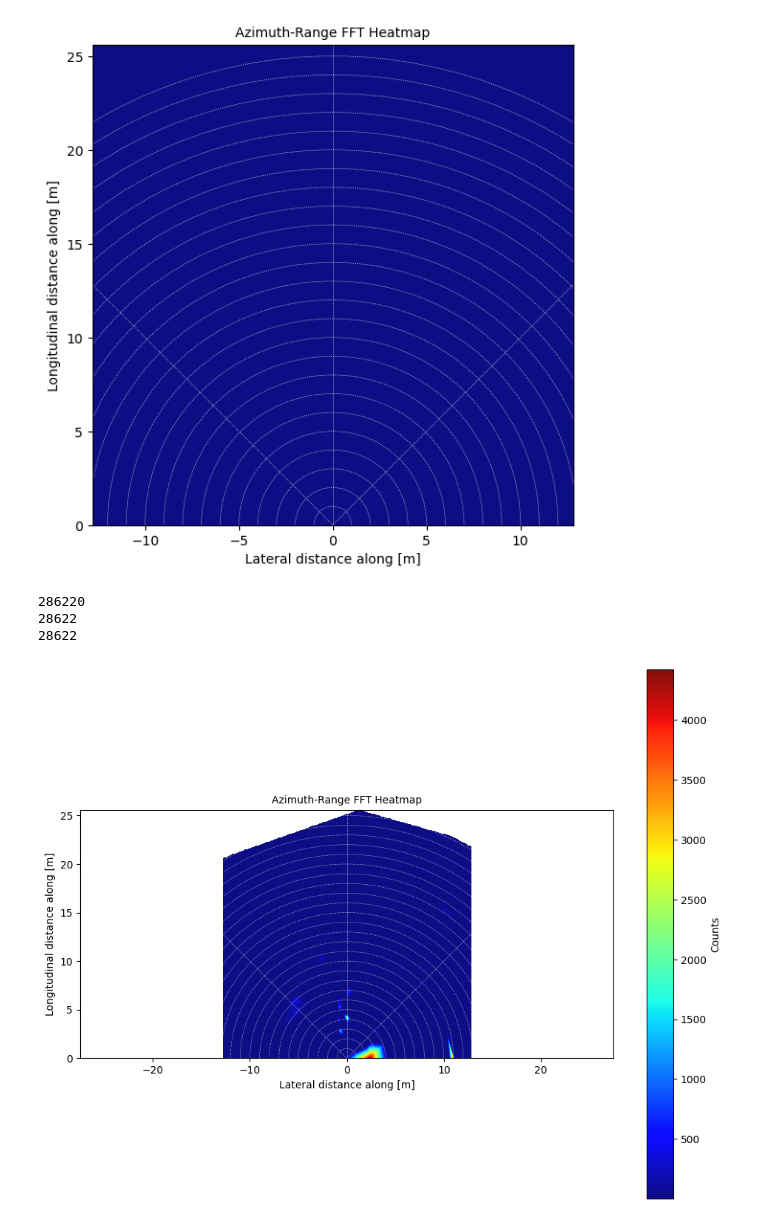
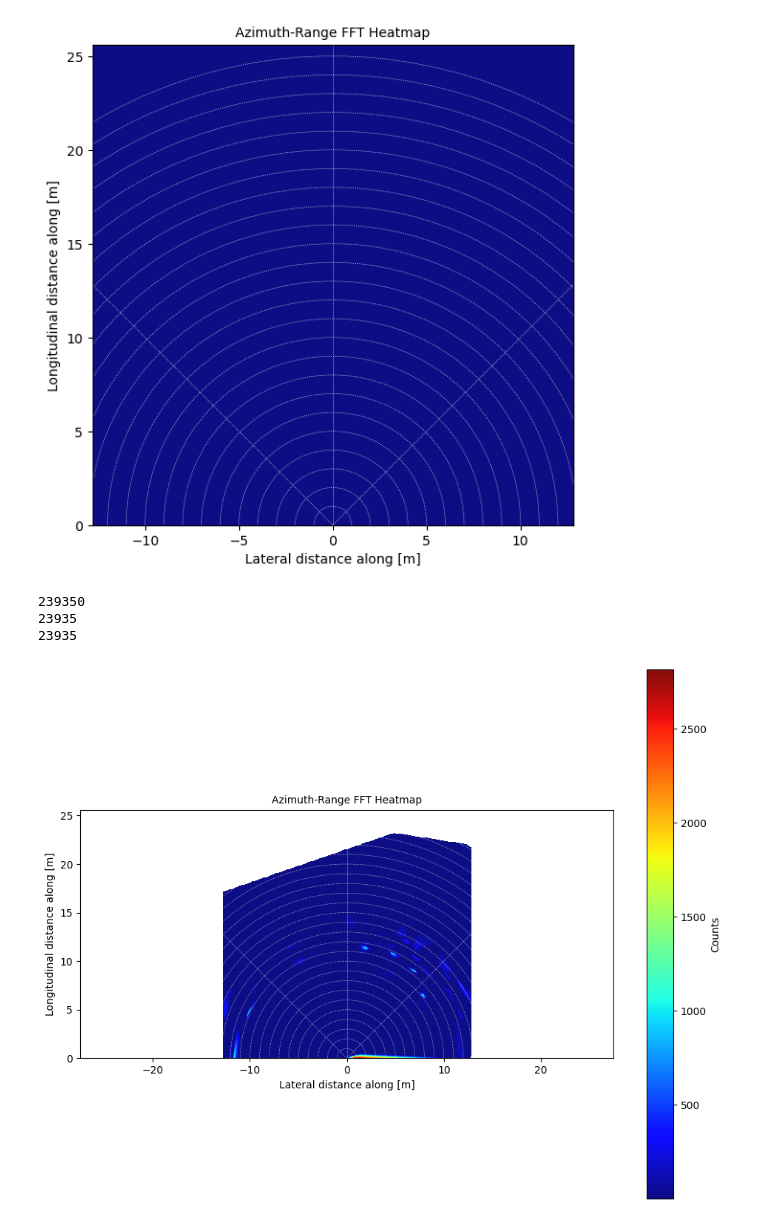
Before and after one commit to FLW-TUDO/py_mmwave_dev, a Jupyter notebook: py_mmwave_plot/PtCloud_dataprocessing.ipynb, the cells around one changed output. Cells and saved outputs as stored; diff of their text form; code cells hidden in the pictures.

```diff
--- a/py_mmwave_plot/PtCloud_dataprocessing.ipynb
+++ b/py_mmwave_plot/PtCloud_dataprocessing.ipynb
@@ -4,13 +4,13 @@ import pandas as pd
 import re
 
 #File paths
-input_file = 'C:\\Users\\rohit\\Desktop\\HiWi\Work\\Radar Sensor Project\\py_mmwave_dev\\py_mmwave_read\\log\\vis_node_x_mmwave_sensor_20240722_132643.txt'
+input_file = 'C:\\Users\\rohit\\Desktop\\HiWi\Work\\Radar Sensor Project\\py_mmwave_dev\\py_mmwave_plot\\vis_node_x_mmwave_sensor_20240723_163759.txt'
 
 match = re.search(r'sensor_(\d{8}_\d{6})', input_file)
 if match:
     timestamp_part = match.group(1)
 else:
-    raise ValueError("No matching timestamp found in the log file path")
+    raise ValueError("No timestamp found in the input file path")
 
 output_file = f'{timestamp_part}_parsed_data.csv'
 
@@ -213,9 +213,9 @@ print(df.size)
 print(df.azimuth.size)
 print(df.range.size)
 # %% [output]
-286220
-28622
-28622
+239350
+23935
+23935
 # %%
 import numpy as np
 import scipy.interpolate as spi
@@ -225,7 +225,7 @@ import matplotlib.patches as pat
 
 # Parameters
 tx_azimuth_antennas = 4
-rx_antennas = 4
+rx_antennas = 3
 range_bins = 256
 angle_bins = 64
 range_res = 0.1
@@ -263,34 +263,34 @@ y_points = y_points[mask]
 values = values[mask]
 
 zi = spi.griddata((x_points, y_points), values, (xi, yi), method='linear')
 zi = zi[:-1, :-1]
 
 #plot
 fig = plt.figure(figsize=(10, 8))
 ax = plt.subplot(1, 1, 1)
 
 fig.tight_layout(pad=2)
 
 cm = ax.imshow(zi[::-1, ::-1], cmap=plt.cm.jet, extent=[-range_width, range_width, 0, range_depth], alpha=0.95)
 cursor = wgt.Cursor(ax, useblit=True, color='white', linewidth=1)
 
 ax.set_title('Azimuth-Range FFT Heatmap'.format(angle_bins, range_bins), fontsize=10)
 ax.set_xlabel('Lateral distance along [m]')
 ax.set_ylabel('Longitudinal distance along [m]')
 
 #grid lines
 ax.plot([0, 0], [0, range_depth], color='white', linewidth=0.5, linestyle=':', zorder=1)
 ax.plot([0, -range_width], [0, range_width], color='white', linewidth=0.5, linestyle=':', zorder=1)
 ax.plot([0, +range_width], [0, range_width], color='white', linewidth=0.5, linestyle=':', zorder=1)
 
 #range circles
 for i in range(1, int(range_depth)+1):
     ax.add_patch(pat.Arc((0, 0), width=i*2, height=i*2, angle=90, theta1=-90, theta2=90, color='white', linewidth=0.5, linestyle=':', zorder=1))
 
 plt.colorbar(cm, ax=ax, label='Counts')
 plt.show()
 # %% [output]
-[figure, old version]
+[figure, new version]
 # %%
 import numpy as np
 import matplotlib.pyplot as plt
```
Also changed, not shown: parts of 5 cells of this notebook.
